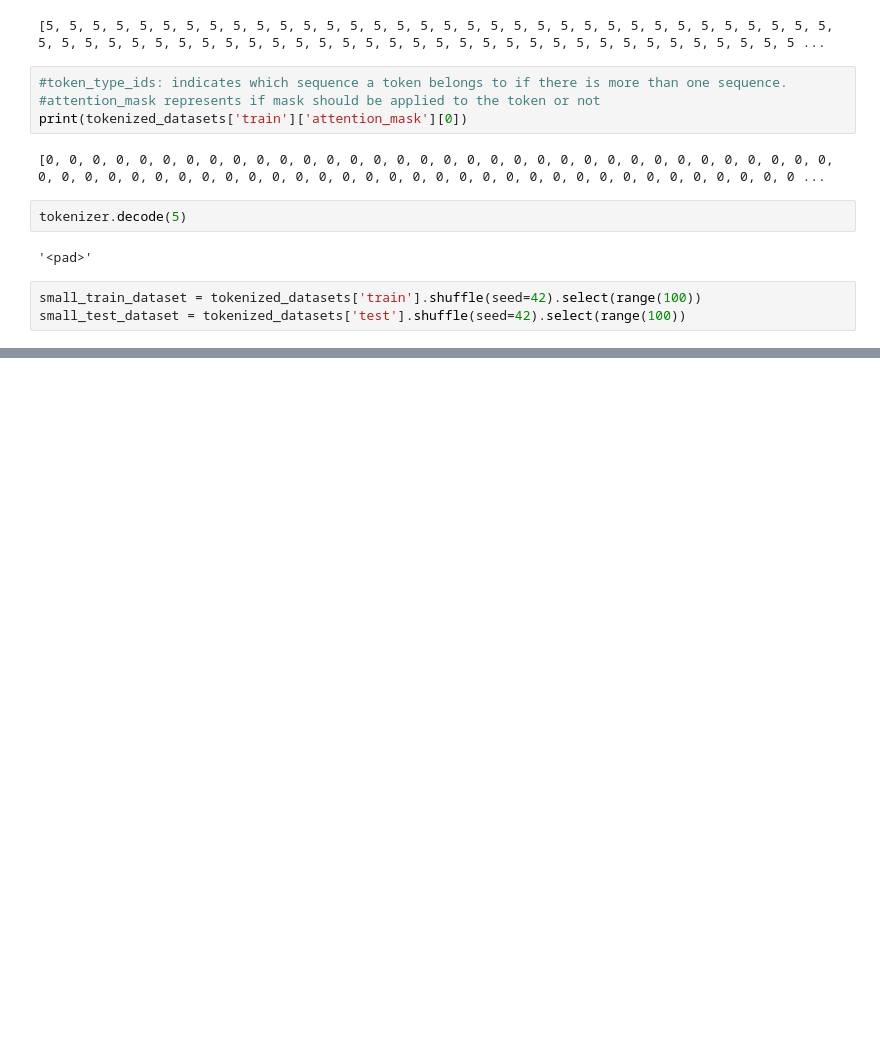
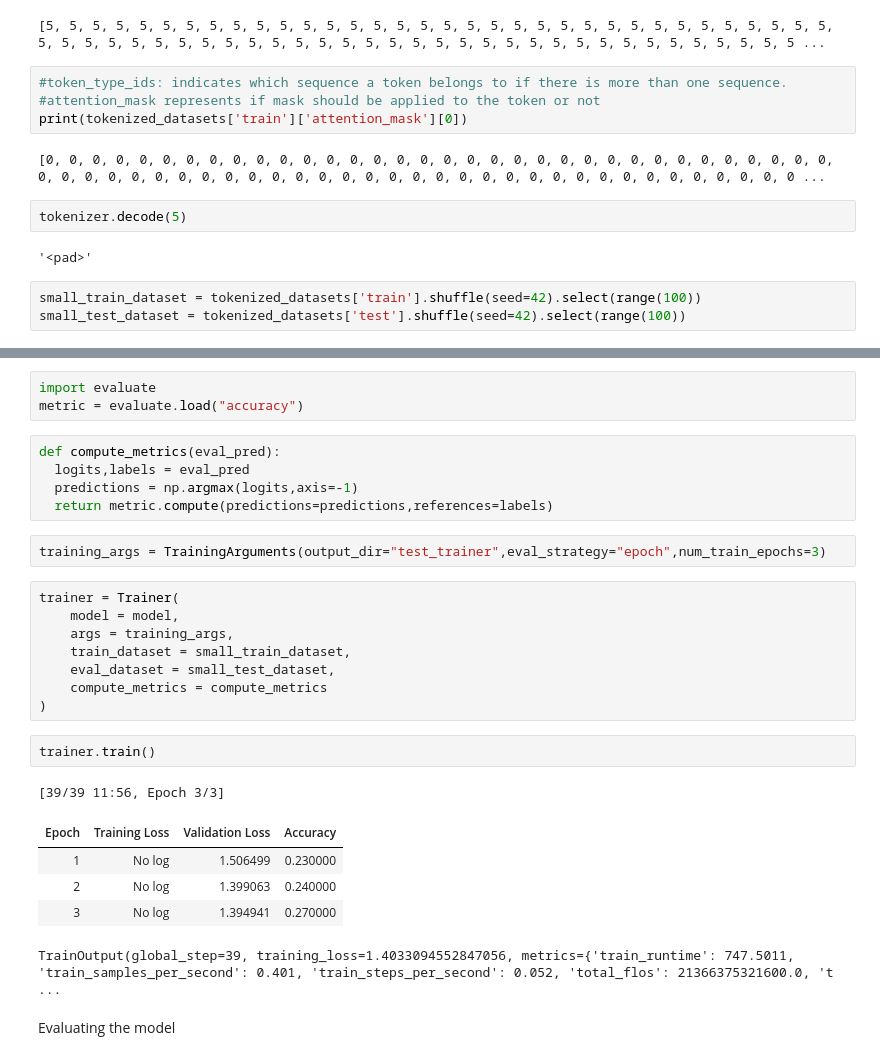
Before and after one commit to padmapriyar04/LLMs, a Jupyter notebook: TextClassification_with_XLNet.ipynb, the cells around one changed output, grey strips where cells are left out. Drawn from its saved outputs; the diff is of its cells as text; blank space fills up the shorter version.

Commit message:
Model Finetuning and Evaluation part added

```diff
--- a/TextClassification_with_XLNet.ipynb
+++ b/TextClassification_with_XLNet.ipynb
@@ -171,0 +214,29 @@ small_test_dataset = tokenized_datasets['test'].shuffle(seed=42).select(range(10
+# %%
+import evaluate
+metric = evaluate.load("accuracy")
+# %%
+def compute_metrics(eval_pred):
+  logits,labels = eval_pred
+  predictions = np.argmax(logits,axis=-1)
+  return metric.compute(predictions=predictions,references=labels)
+# %%
+training_args = TrainingArguments(output_dir="test_trainer",eval_strategy="epoch",num_train_epochs=3)
+# %%
+trainer = Trainer(
+    model = model,
+    args = training_args,
+    train_dataset = small_train_dataset,
+    eval_dataset = small_test_dataset,
+    compute_metrics = compute_metrics
+)
+# %%
+trainer.train()
+# %% [output]
+[39/39 11:56, Epoch 3/3]
+| Epoch | Training Loss | Validation Loss | Accuracy |
+| 1 | No log | 1.506499 | 0.230000 |
+| 2 | No log | 1.399063 | 0.240000 |
+| 3 | No log | 1.394941 | 0.270000 |
+TrainOutput(global_step=39, training_loss=1.4033094552847056, metrics={'train_runtime': 747.5011, 'train_samples_per_second': 0.401, 'train_steps_per_second': 0.052, 'total_flos': 21366375321600.0, 't ...
+# %% [markdown]
+Evaluating the model
```
Also changed, not shown: parts of 12 cells of this notebook.
